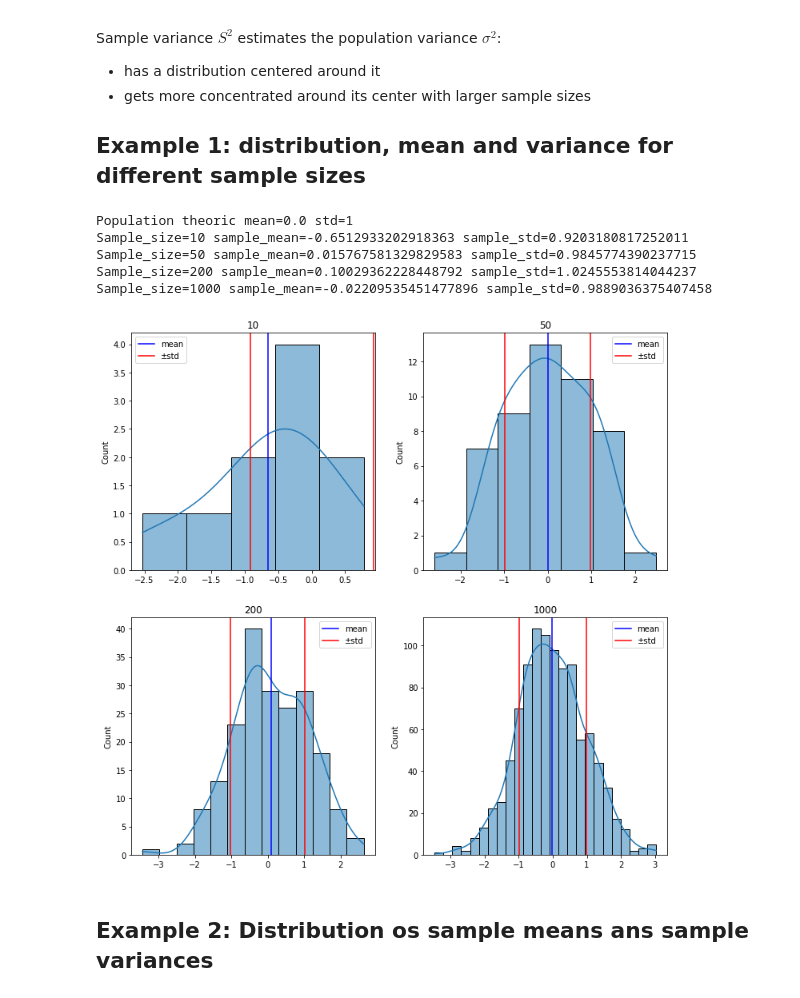
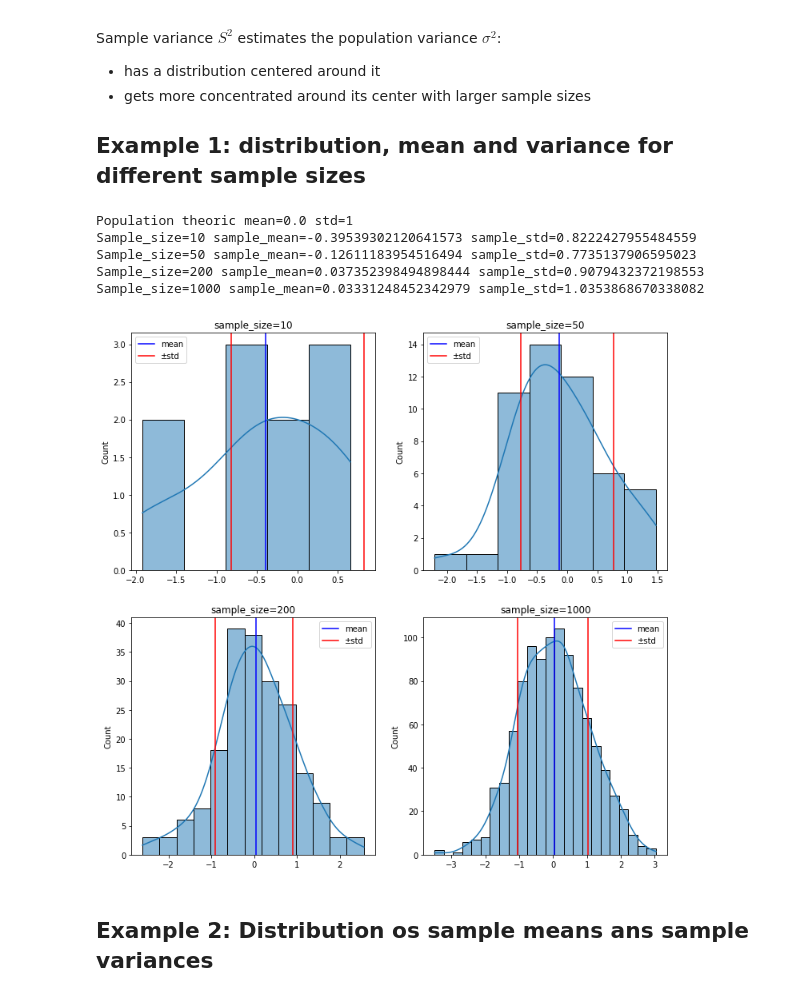
Before and after one commit to v-fuentec/AI-bootcamp, a Jupyter notebook: statistics.ipynb, the cells around one changed output. Cells and saved outputs as stored; diff of their text form; code cells hidden in the pictures.

Commit message:
Added Mean, Variance and stdDev examples 1 & 2

```diff
--- a/statistics.ipynb
+++ b/statistics.ipynb
@@ -66,32 +66,32 @@ Sample variance $S^2$ estimates the population variance $\sigma^2$:
 # %%
 import numpy as np
 import seaborn as sns
 from matplotlib import pyplot as plt
 
 sample_sizes = [10, 50, 200, 1000]
 f,((ax1,ax2),(ax3,ax4)) = plt.subplots(2,2, figsize=(12,12))
 axs = [ax1,ax2,ax3,ax4]
 
 print('Population theoric mean=0.0 std=1')
 
 for sample_size,ax in zip(sample_sizes, axs):
     x = [np.random.normal() for _ in range(sample_size)]
     sns.histplot(x, kde=True, ax=ax)
     mean = np.mean(x)
     std = np.std(x)
     ax.axvline(mean, color='blue', label='mean')
     ax.axvline(std, color='red', label='±std')
     ax.axvline(-std, color='red')
-    ax.set_title(sample_size)
+    ax.set_title(f'sample_size={sample_size}')
     ax.legend()
     print(f'Sample_size={sample_size} sample_mean={mean} sample_std={std}')
 # %% [output]
 Population theoric mean=0.0 std=1
-Sample_size=10 sample_mean=-0.6512933202918363 sample_std=0.9203180817252011
-Sample_size=50 sample_mean=0.015767581329829583 sample_std=0.9845774390237715
-Sample_size=200 sample_mean=0.10029362228448792 sample_std=1.0245553814044237
-Sample_size=1000 sample_mean=-0.02209535451477896 sample_std=0.9889036375407458
+Sample_size=10 sample_mean=-0.39539302120641573 sample_std=0.8222427955484559
+Sample_size=50 sample_mean=-0.12611183954516494 sample_std=0.7735137906595023
+Sample_size=200 sample_mean=0.037352398494898444 sample_std=0.9079432372198553
+Sample_size=1000 sample_mean=0.03331248452342979 sample_std=1.0353868670338082
-[figure, old version]
+[figure, new version]
 # %% [markdown]
 ## Example 2: Distribution os sample means ans sample variances
 # %%
```
